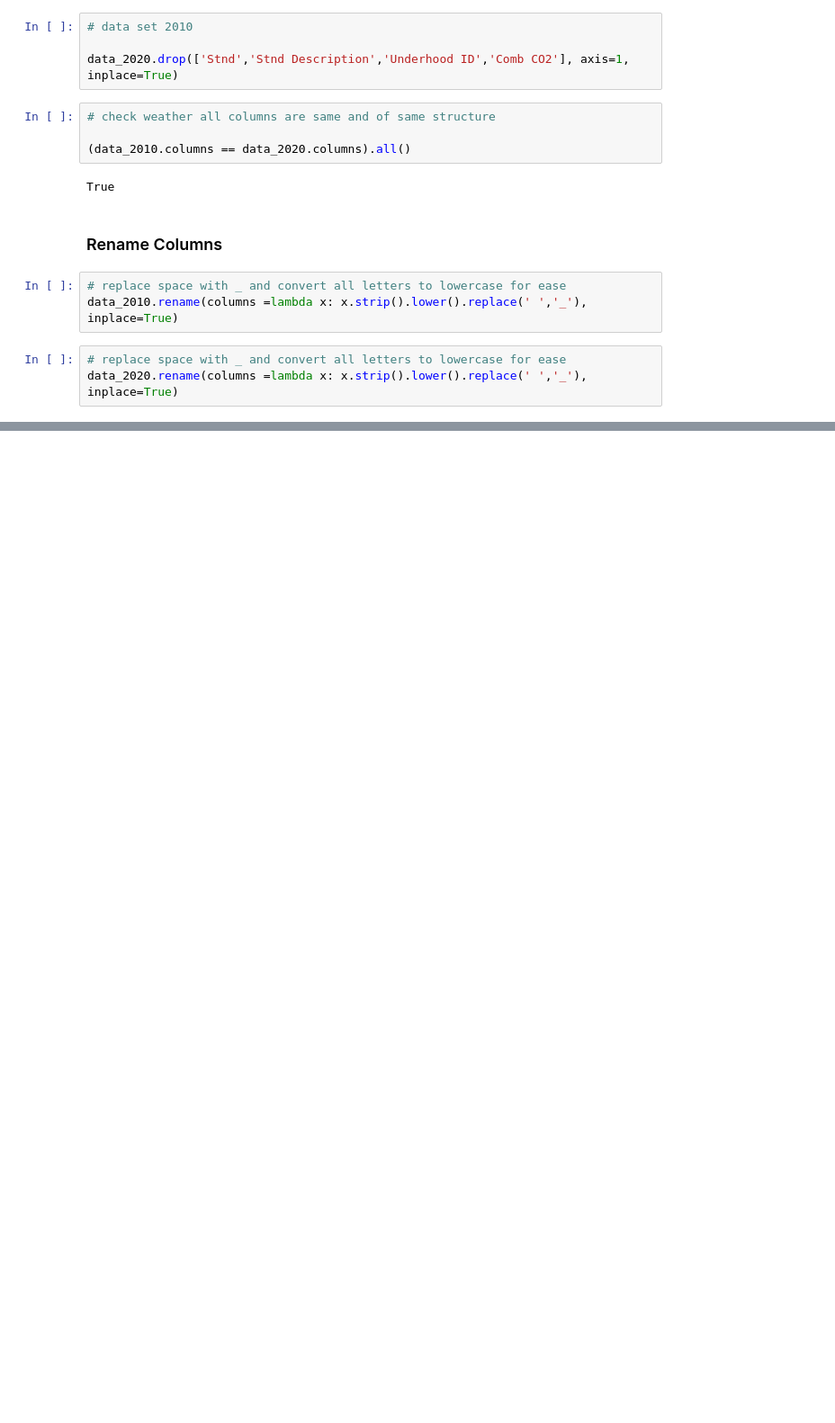
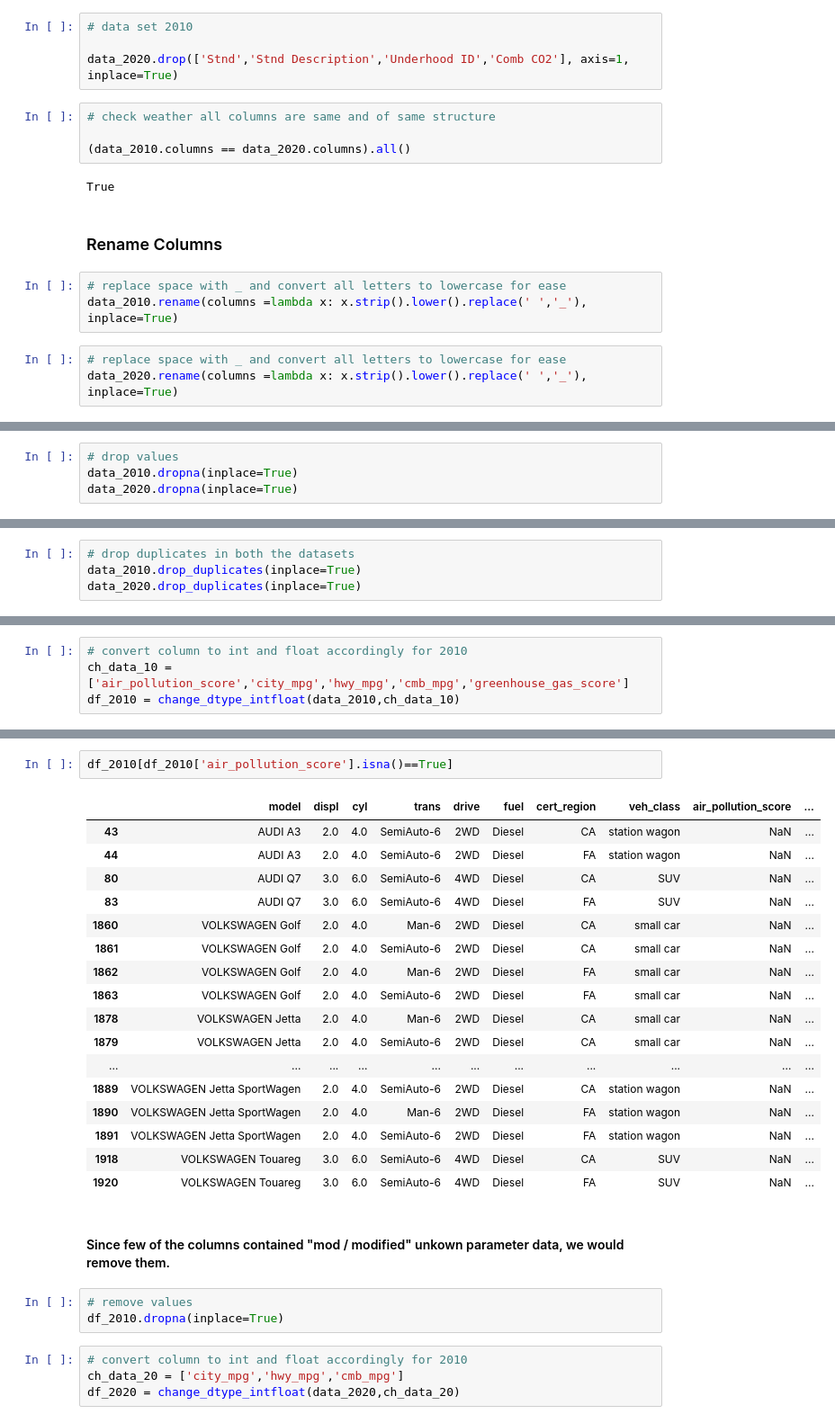
Before and after one commit to 0xNILADRI/fuel-economy-vehicle, a Jupyter notebook: 1.Data_Cleaning.ipynb, the cells around one changed output, grey strips where cells are left out. Shown at 90% size. Saved outputs shown, nothing was run; the diff lists cells and outputs as text; blank space fills up the shorter version.

```diff
--- a/1.Data_Cleaning.ipynb
+++ b/1.Data_Cleaning.ipynb
@@ -173,0 +221,4 @@ data_2020.rename(columns =lambda x: x.strip().lower().replace(' ','_'), inplace=
+# %%
+# drop values
+data_2010.dropna(inplace=True)
+data_2020.dropna(inplace=True)
@@ -173,0 +233,4 @@ data_2020.rename(columns =lambda x: x.strip().lower().replace(' ','_'), inplace=
+# %%
+# drop duplicates in both the datasets
+data_2010.drop_duplicates(inplace=True)
+data_2020.drop_duplicates(inplace=True)
@@ -173,0 +331,4 @@ data_2020.rename(columns =lambda x: x.strip().lower().replace(' ','_'), inplace=
+# %%
+# convert column to int and float accordingly for 2010
+ch_data_10 = ['air_pollution_score','city_mpg','hwy_mpg','cmb_mpg','greenhouse_gas_score']
+df_2010 = change_dtype_intfloat(data_2010,ch_data_10)
@@ -173,0 +355,29 @@ data_2020.rename(columns =lambda x: x.strip().lower().replace(' ','_'), inplace=
+# %%
+df_2010[df_2010['air_pollution_score'].isna()==True]
+# %% [output]
+|  | model | displ | cyl | trans | drive | fuel | cert_region | veh_class | air_pollution_score | ... |
+| 43 | AUDI A3 | 2.0 | 4.0 | SemiAuto-6 | 2WD | Diesel | CA | station wagon | NaN | ... |
+| 44 | AUDI A3 | 2.0 | 4.0 | SemiAuto-6 | 2WD | Diesel | FA | station wagon | NaN | ... |
+| 80 | AUDI Q7 | 3.0 | 6.0 | SemiAuto-6 | 4WD | Diesel | CA | SUV | NaN | ... |
+| 83 | AUDI Q7 | 3.0 | 6.0 | SemiAuto-6 | 4WD | Diesel | FA | SUV | NaN | ... |
+| 1860 | VOLKSWAGEN Golf | 2.0 | 4.0 | Man-6 | 2WD | Diesel | CA | small car | NaN | ... |
+| 1861 | VOLKSWAGEN Golf | 2.0 | 4.0 | SemiAuto-6 | 2WD | Diesel | CA | small car | NaN | ... |
+| 1862 | VOLKSWAGEN Golf | 2.0 | 4.0 | Man-6 | 2WD | Diesel | FA | small car | NaN | ... |
+| 1863 | VOLKSWAGEN Golf | 2.0 | 4.0 | SemiAuto-6 | 2WD | Diesel | FA | small car | NaN | ... |
+| 1878 | VOLKSWAGEN Jetta | 2.0 | 4.0 | Man-6 | 2WD | Diesel | CA | small car | NaN | ... |
+| 1879 | VOLKSWAGEN Jetta | 2.0 | 4.0 | SemiAuto-6 | 2WD | Diesel | CA | small car | NaN | ... |
+| ... | ... | ... | ... | ... | ... | ... | ... | ... | ... | ... |
+| 1889 | VOLKSWAGEN Jetta SportWagen | 2.0 | 4.0 | SemiAuto-6 | 2WD | Diesel | CA | station wagon | NaN | ... |
+| 1890 | VOLKSWAGEN Jetta SportWagen | 2.0 | 4.0 | Man-6 | 2WD | Diesel | FA | station wagon | NaN | ... |
+| 1891 | VOLKSWAGEN Jetta SportWagen | 2.0 | 4.0 | SemiAuto-6 | 2WD | Diesel | FA | station wagon | NaN | ... |
+| 1918 | VOLKSWAGEN Touareg | 3.0 | 6.0 | SemiAuto-6 | 4WD | Diesel | CA | SUV | NaN | ... |
+| 1920 | VOLKSWAGEN Touareg | 3.0 | 6.0 | SemiAuto-6 | 4WD | Diesel | FA | SUV | NaN | ... |
+# %% [markdown]
+#### Since few of the columns contained "mod / modified" unkown parameter data, we would remove them.
+# %%
+# remove values
+df_2010.dropna(inplace=True)
+# %%
+# convert column to int and float accordingly for 2010
+ch_data_20 = ['city_mpg','hwy_mpg','cmb_mpg']
+df_2020 = change_dtype_intfloat(data_2020,ch_data_20)
```
Also changed, not shown: parts of 17 cells of this notebook.
